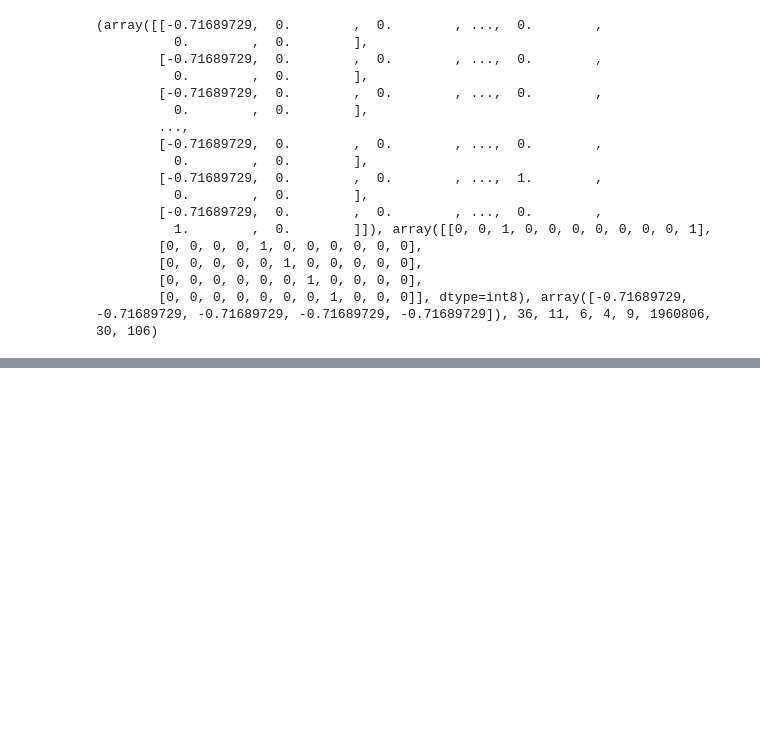
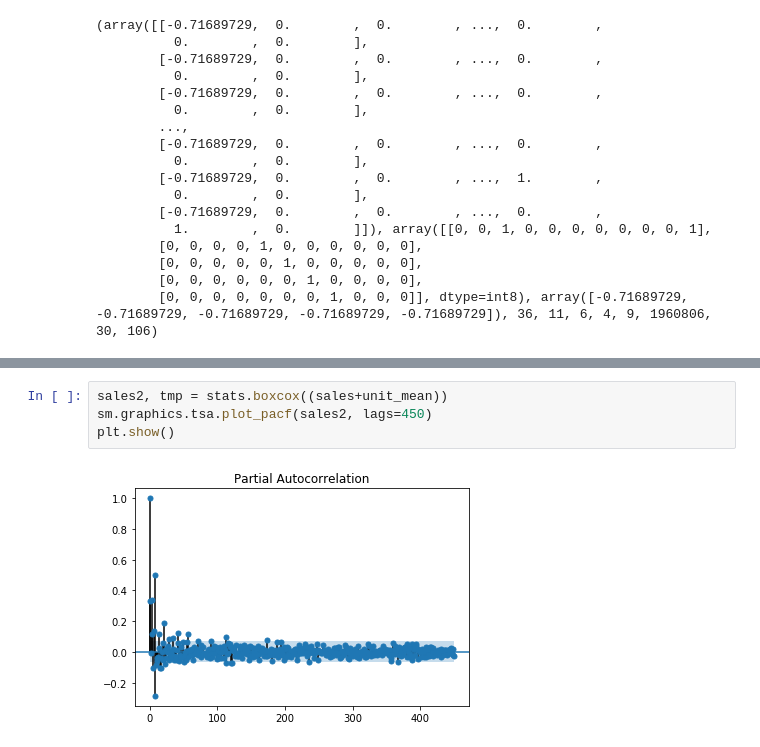
Before and after one commit to dchirikov/kg-favorita-grocery-sales-forecasting, a Jupyter notebook: 14-02.ipynb, the cells around one changed output, grey strips where cells are left out. Cells and saved outputs as stored; diff of their text form; blank space fills up the shorter version.

```diff
--- a/14-02.ipynb
+++ b/14-02.ipynb
@@ -330,0 +350,6 @@ This run of RNN fav 2 ran for 13:11:53 and logs are available locally at: /home/
+# %%
+sales2, tmp = stats.boxcox((sales+unit_mean))
+sm.graphics.tsa.plot_pacf(sales2, lags=450)
+plt.show()
+# %% [output]
+[figure, added]
```
Also changed, not shown: parts of 11 cells of this notebook, 1 other file.
